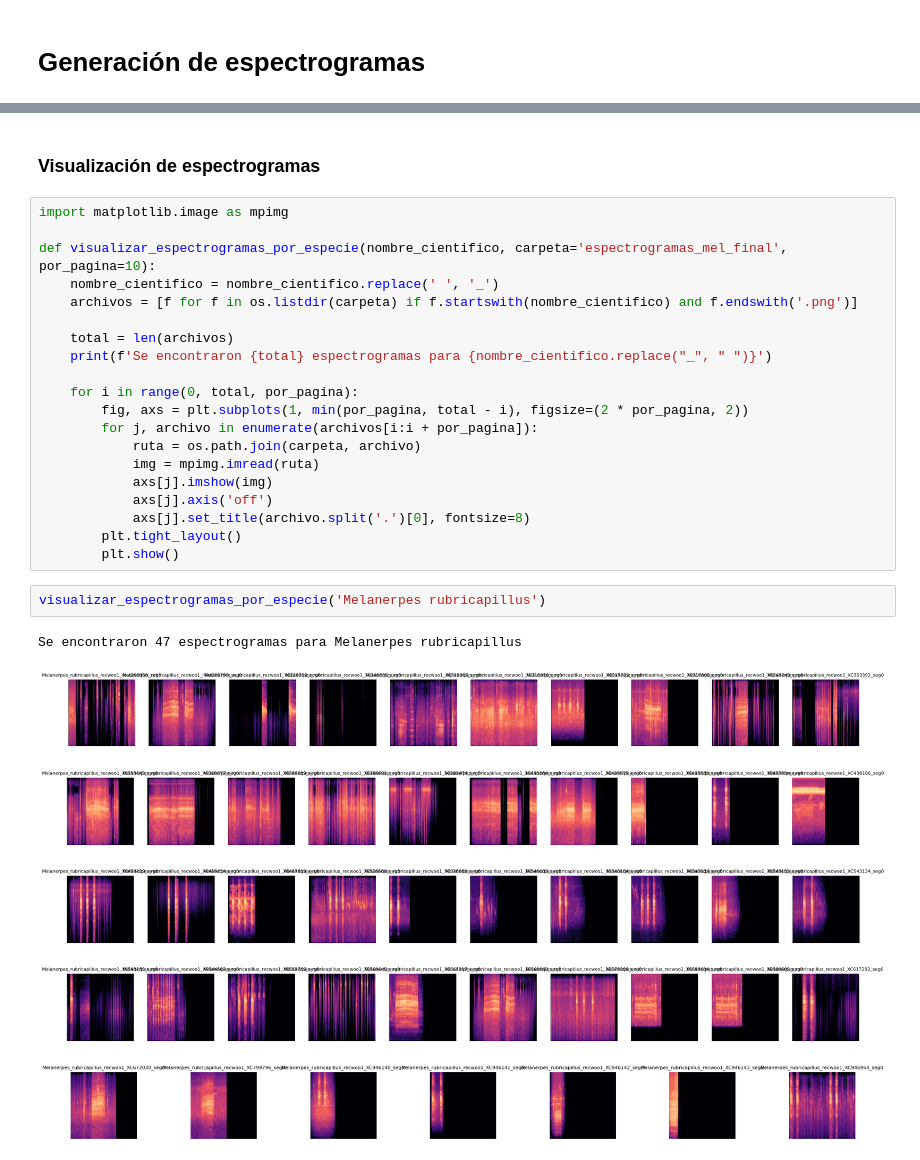
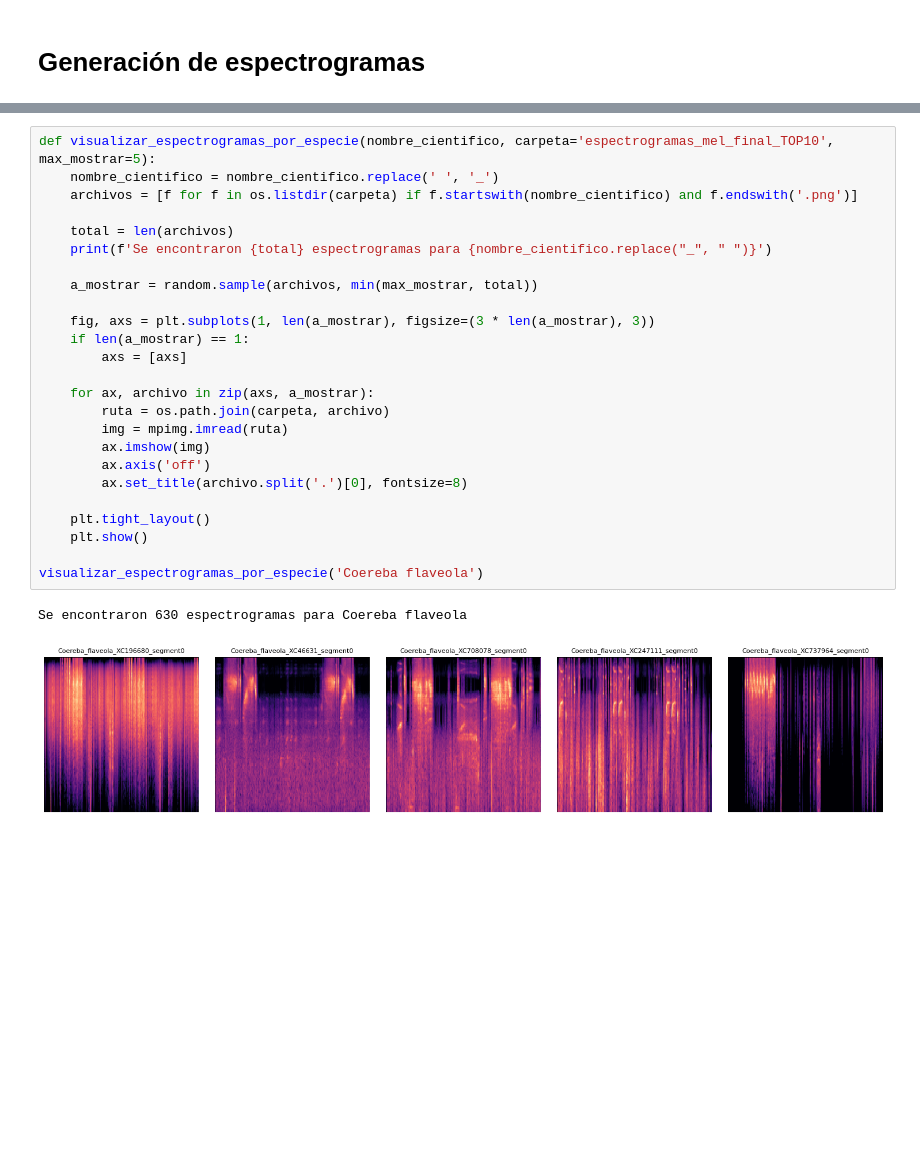
Before and after one commit to valecabrera21/Especies_Sonido, a Jupyter notebook: _sources/Espectrogramas.ipynb, the cells around one changed output, grey strips where cells are left out. Saved outputs shown, nothing was run; the diff lists cells and outputs as text; blank space fills up the shorter version.

```diff
--- a/_sources/Espectrogramas.ipynb
+++ b/_sources/Espectrogramas.ipynb
@@ -210,31 +209,28 @@ df_metadata.to_csv('metadata_espectrogramas_final.csv', index=False)
-# %% [markdown]
-### **Visualización de espectrogramas**
 # %%
-import matplotlib.image as mpimg
-
-def visualizar_espectrogramas_por_especie(nombre_cientifico, carpeta='espectrogramas_mel_final', por_pagina=10):
+def visualizar_espectrogramas_por_especie(nombre_cientifico, carpeta='espectrogramas_mel_final_TOP10', max_mostrar=5):
     nombre_cientifico = nombre_cientifico.replace(' ', '_')
     archivos = [f for f in os.listdir(carpeta) if f.startswith(nombre_cientifico) and f.endswith('.png')]
 
     total = len(archivos)
     print(f'Se encontraron {total} espectrogramas para {nombre_cientifico.replace("_", " ")}')
 
-    for i in range(0, total, por_pagina):
-        fig, axs = plt.subplots(1, min(por_pagina, total - i), figsize=(2 * por_pagina, 2))
-        for j, archivo in enumerate(archivos[i:i + por_pagina]):
-            ruta = os.path.join(carpeta, archivo)
-            img = mpimg.imread(ruta)
-            axs[j].imshow(img)
-            axs[j].axis('off')
-            axs[j].set_title(archivo.split('.')[0], fontsize=8)
-        plt.tight_layout()
-        plt.show()
+    a_mostrar = random.sample(archivos, min(max_mostrar, total))
+
+    fig, axs = plt.subplots(1, len(a_mostrar), figsize=(3 * len(a_mostrar), 3))
+    if len(a_mostrar) == 1:
+        axs = [axs]
+
+    for ax, archivo in zip(axs, a_mostrar):
+        ruta = os.path.join(carpeta, archivo)
+        img = mpimg.imread(ruta)
+        ax.imshow(img)
+        ax.axis('off')
+        ax.set_title(archivo.split('.')[0], fontsize=8)
+
+    plt.tight_layout()
+    plt.show()
+
+visualizar_espectrogramas_por_especie('Coereba flaveola')
+# %% [output]
+Se encontraron 630 espectrogramas para Coereba flaveola
+[figure, added]
-# %%
-visualizar_espectrogramas_por_especie('Melanerpes rubricapillus')
-# %% [output]
-Se encontraron 47 espectrogramas para Melanerpes rubricapillus
-[figure, removed]
-[figure, removed]
-[figure, removed]
-[figure, removed]
-[figure, removed]
```
Also changed, not shown: parts of 27 cells of this notebook, 23 other files.
